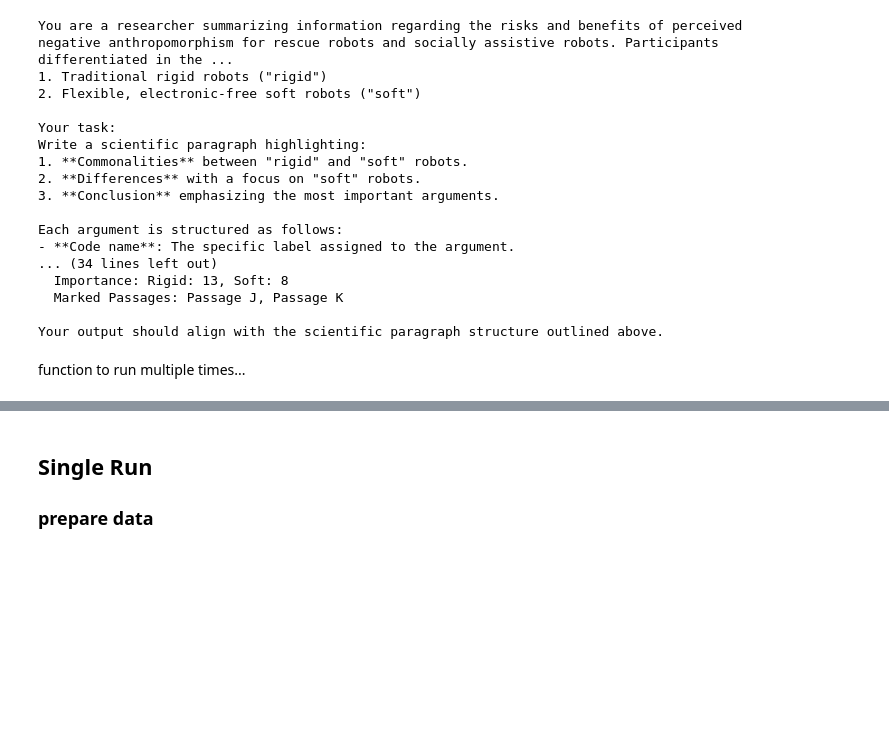
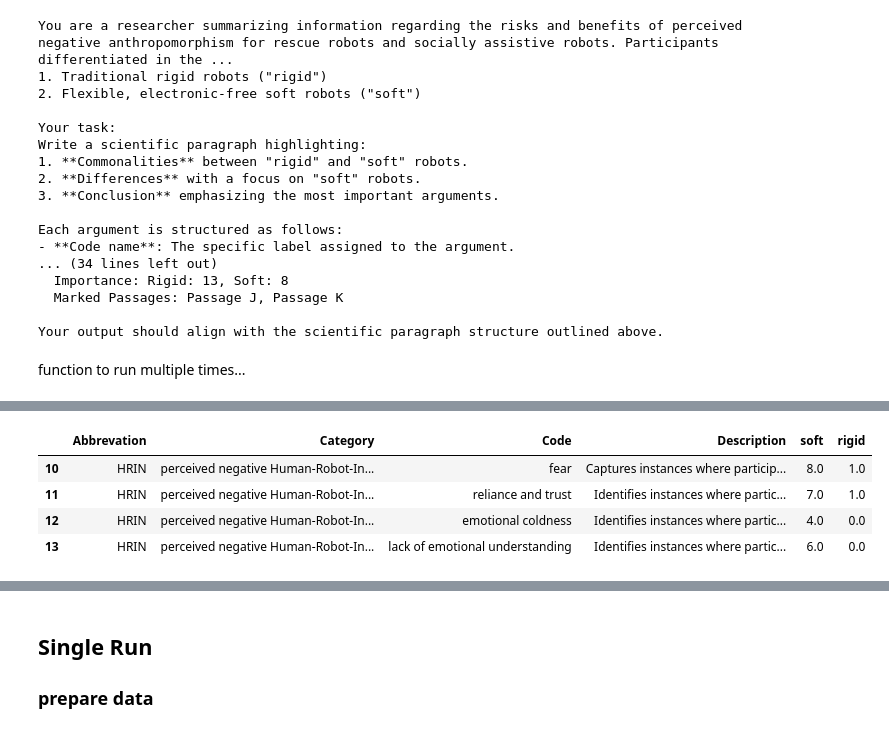
Before and after one commit to FennStatistics/Article_SoftRobotIntervention, a Jupyter notebook: Analyses/main study - LLM/runLLM.ipynb, the cells around one changed output, grey strips where cells are left out. Saved outputs shown, nothing was run; the diff lists cells and outputs as text; code cells hidden in the pictures; blank space fills up the shorter version.

```diff
--- a/Analyses/main study - LLM/runLLM.ipynb
+++ b/Analyses/main study - LLM/runLLM.ipynb
@@ -2090,0 +2217,8 @@ frequencyCodedes_SAR = frequencyCodedes_SAR
+# %%
+frequencyCodedes
+# %% [output]
+|  | Abbrevation | Category | Code | Description | soft | rigid |
+| 10 | HRIN | perceived negative Human-Robot-In... | fear | Captures instances where particip... | 8.0 | 1.0 |
+| 11 | HRIN | perceived negative Human-Robot-In... | reliance and trust | Identifies instances where partic... | 7.0 | 1.0 |
+| 12 | HRIN | perceived negative Human-Robot-In... | emotional coldness | Identifies instances where partic... | 4.0 | 0.0 |
+| 13 | HRIN | perceived negative Human-Robot-In... | lack of emotional understanding | Identifies instances where partic... | 6.0 | 0.0 |
```
Also changed, not shown: parts of 41 cells of this notebook, 43 other files.
